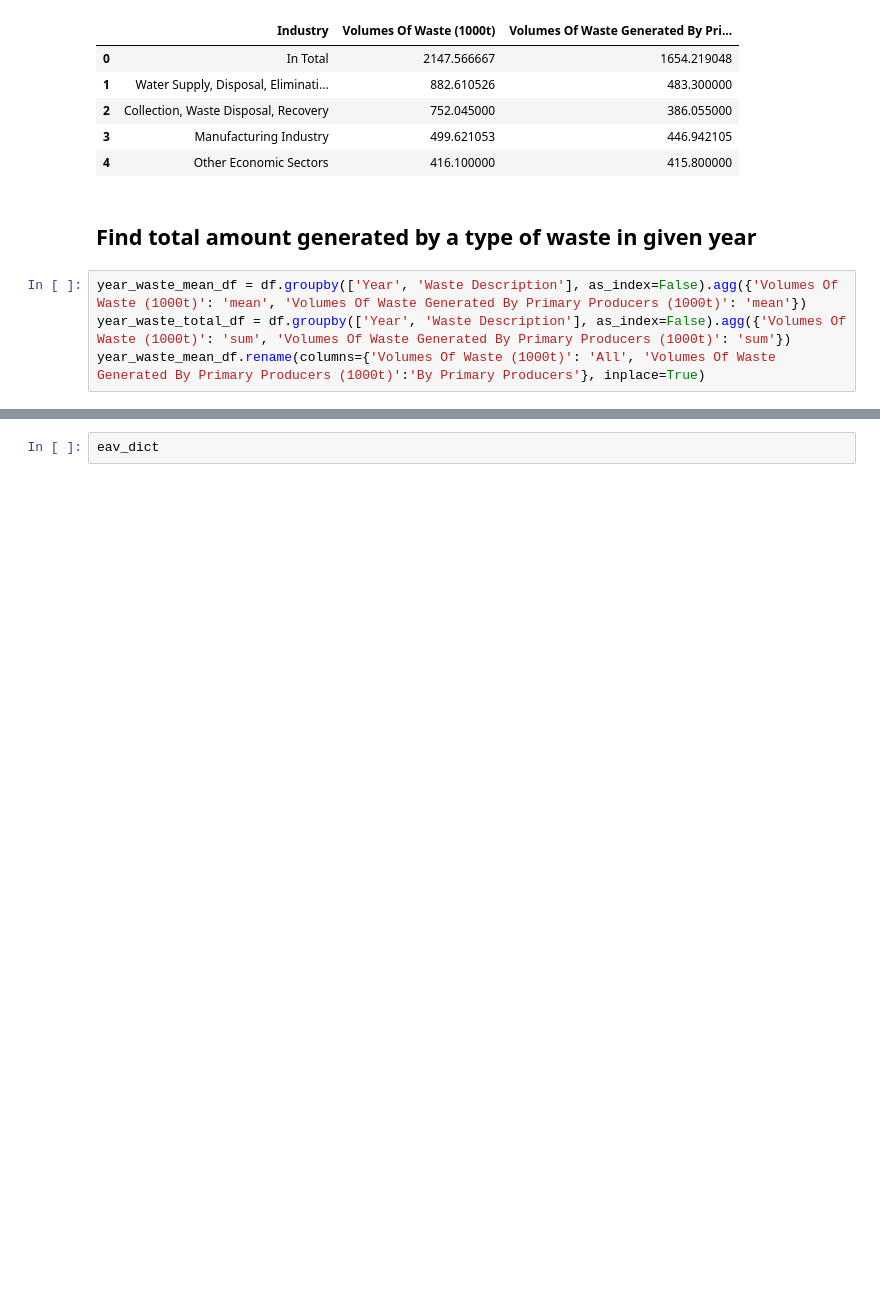
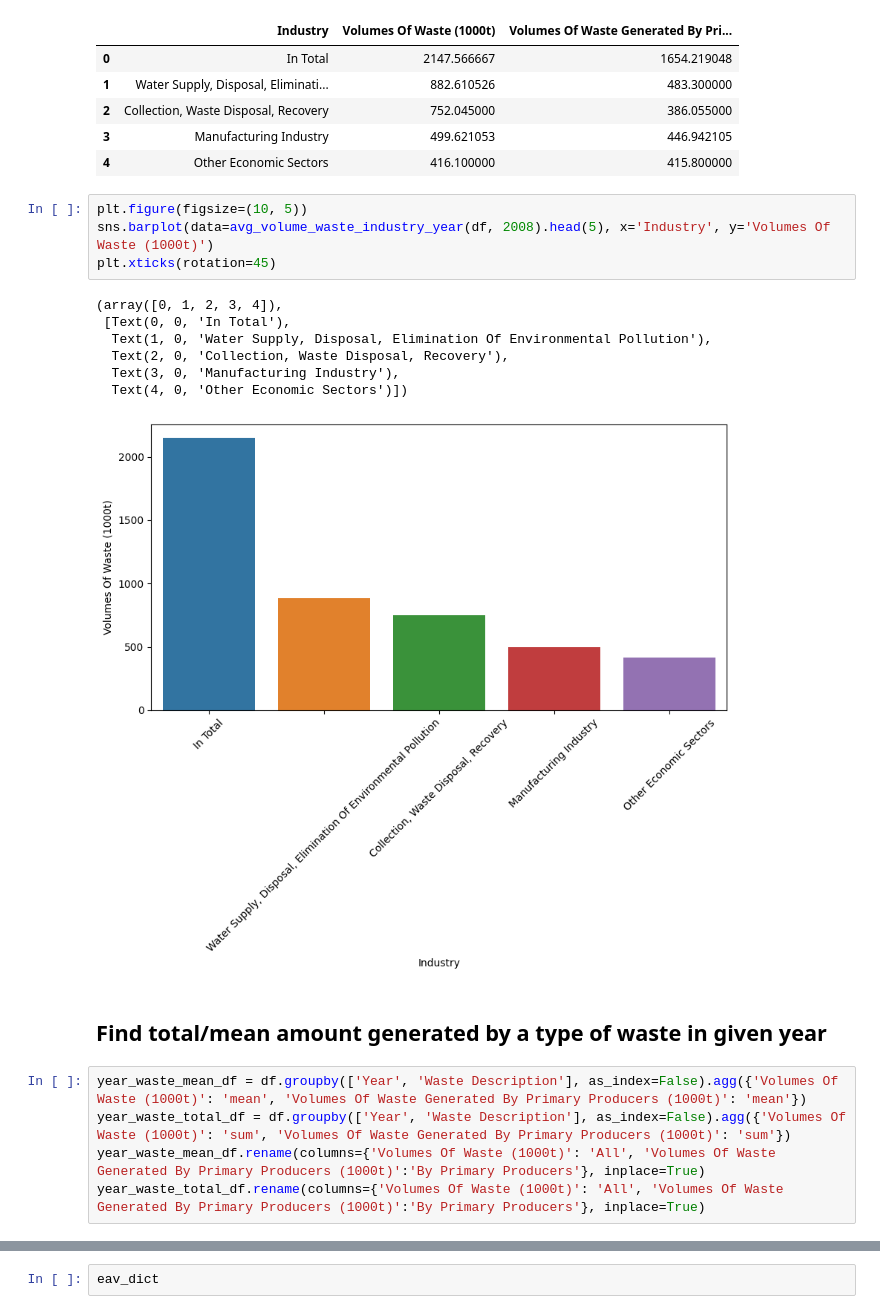
Before and after one commit to UyenDhNguyen/Germany-Waste-Management-Analysis, a Jupyter notebook: EDA/Hazardous Waste/waste-producers-quantities-types-industry-years-32151-0001.ipynb, the cells around one changed output, grey strips where cells are left out. Drawn from its saved outputs; the diff is of its cells as text; blank space fills up the shorter version.

Commit message:
avg, total by waste through years

```diff
--- a/EDA/Hazardous Waste/waste-producers-quantities-types-industry-years-32151-0001.ipynb
+++ b/EDA/Hazardous Waste/waste-producers-quantities-types-industry-years-32151-0001.ipynb
@@ -123,12 +121,25 @@ avg_volume_waste_industry_year(df, 2008).head(5)
 | 2 | Collection, Waste Disposal, Recovery | 752.045000 | 386.055000 |
 | 3 | Manufacturing Industry | 499.621053 | 446.942105 |
 | 4 | Other Economic Sectors | 416.100000 | 415.800000 |
+# %%
+plt.figure(figsize=(10, 5))
+sns.barplot(data=avg_volume_waste_industry_year(df, 2008).head(5), x='Industry', y='Volumes Of Waste (1000t)')
+plt.xticks(rotation=45)
+# %% [output]
+(array([0, 1, 2, 3, 4]),
+ [Text(0, 0, 'In Total'),
+  Text(1, 0, 'Water Supply, Disposal, Elimination Of Environmental Pollution'),
+  Text(2, 0, 'Collection, Waste Disposal, Recovery'),
+  Text(3, 0, 'Manufacturing Industry'),
+  Text(4, 0, 'Other Economic Sectors')])
+[figure, added]
 # %% [markdown]
-## Find total amount generated by a type of waste in given year
+## Find total/mean amount generated by a type of waste in given year
 # %%
 year_waste_mean_df = df.groupby(['Year', 'Waste Description'], as_index=False).agg({'Volumes Of Waste (1000t)': 'mean', 'Volumes Of Waste Generated By Primary Producers (1000t)': 'mean'})
 year_waste_total_df = df.groupby(['Year', 'Waste Description'], as_index=False).agg({'Volumes Of Waste (1000t)': 'sum', 'Volumes Of Waste Generated By Primary Producers (1000t)': 'sum'})
 year_waste_mean_df.rename(columns={'Volumes Of Waste (1000t)': 'All', 'Volumes Of Waste Generated By Primary Producers (1000t)':'By Primary Producers'}, inplace=True)
+year_waste_total_df.rename(columns={'Volumes Of Waste (1000t)': 'All', 'Volumes Of Waste Generated By Primary Producers (1000t)':'By Primary Producers'}, inplace=True)
 # %%
 def plot_mean_waste_years_1(mean_df, waste):
     df1 = mean_df.loc[mean_df['Waste Description'] == waste]
```
Also changed, not shown: parts of 18 cells of this notebook.
